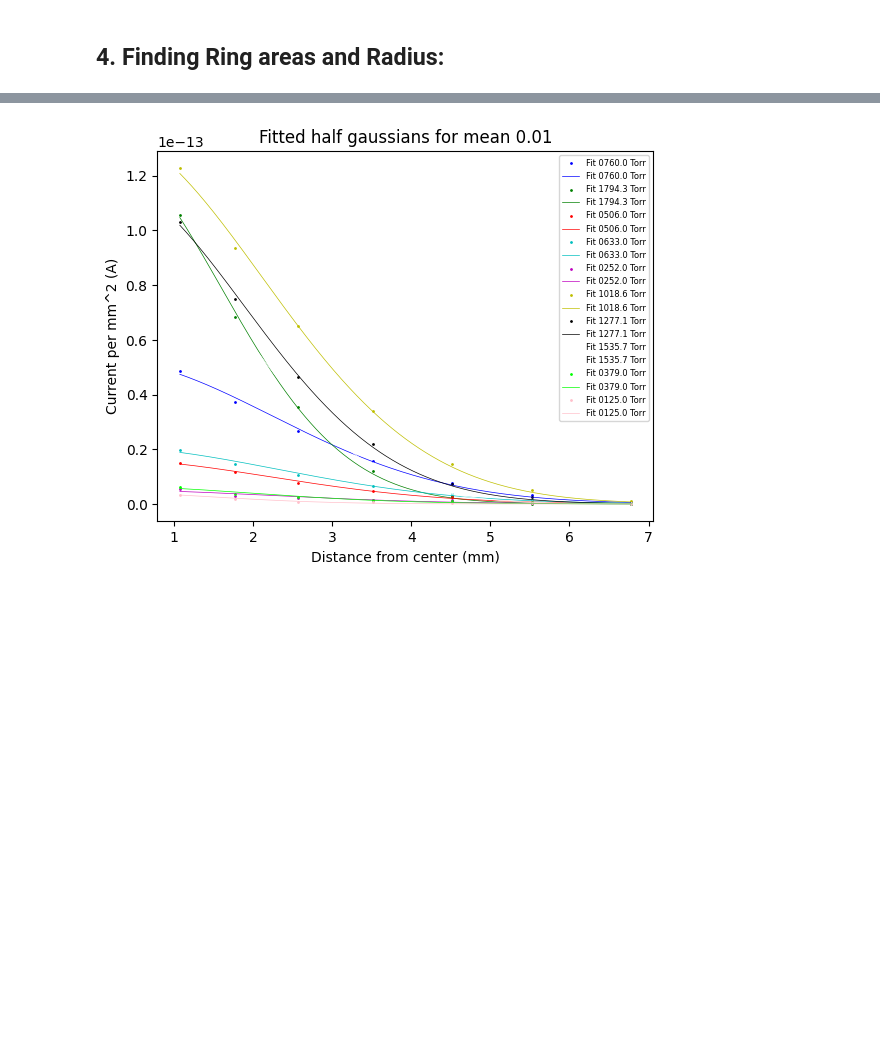
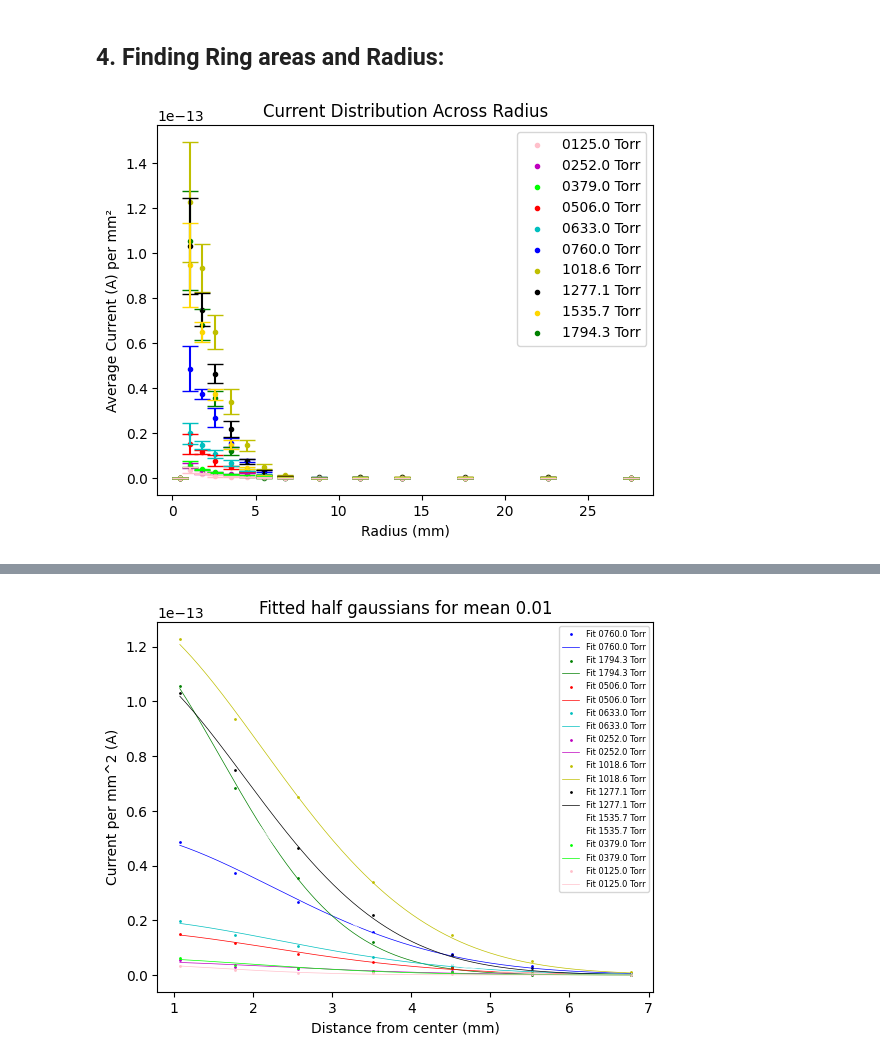
Before and after one commit to OliviaSeidel/SAQ_TestStand, a Jupyter notebook: ProcessVargheseAlfredosSweep/MasterPlotter.ipynb, the cells around one changed output, grey strips where cells are left out. Cells and saved outputs as stored; diff of their text form; code cells hidden in the pictures; blank space fills up the shorter version.

```diff
--- a/ProcessVargheseAlfredosSweep/MasterPlotter.ipynb
+++ b/ProcessVargheseAlfredosSweep/MasterPlotter.ipynb
@@ -541,35 +563,37 @@ for key, value in data_dictionary.items(): #go to each pressure and get the 14ch
     x=ring_avgs
     n += 1
 
 handles, labels = ax.get_legend_handles_labels()
 
 # sort both labels and handles by labels
 labels, handles = zip(*sorted(zip(labels, handles), key=lambda t: t[0]))
 ax.legend(handles, labels)
 
 ax.set_xlabel('Radius (mm)')
 ax.set_title('Current Distribution Across Radius')
 
 if SweepType == 'Pressure':
     fig.savefig(os.path.join(current_dir.split('Process')[0],'Plots/VargheseAlfredoData/')+'PressureSweepIPerUnitAreavsRadius.png')
     with open(os.path.join(current_dir.split('Process')[0],'Plots/VargheseAlfredoData/')+'PressureSweepData.txt', "w") as f:
-        f.write(f"Current List:\n")
+        f.write(f"Average Current Dictionary:\n")
         f.write(f"{AreaNormalizedAvgI_perCh}\n")
         f.write(f"\n")
-        f.write(f"Errors list:\n")
+        f.write(f"Errors Dictonary:\n")
         f.write(f"{AreaNormalizederrPerCh}\n")
         f.write(f"\n")
         f.write(f"Ring Centers:\n")
         f.write(f"{ring_avgs}\n")
 if SweepType == 'Feild':
     fig.savefig(os.path.join(current_dir.split('Process')[0],'Plots/VargheseAlfredoData/')+'EFeildSweepIPerUnitAreavsRadius.png')
     with open(os.path.join(current_dir.split('Process')[0],'Plots/VargheseAlfredoData/')+'EFeildSweepData.txt', "w") as f:
-        f.write(f"Current List:\n")
+        f.write(f"Average Current Dictionary:\n")
         f.write(f"{AreaNormalizedAvgI_perCh}\n")
         f.write(f"\n")
-        f.write(f"Errors list:\n")
+        f.write(f"Errors Dictonary:\n")
         f.write(f"{AreaNormalizederrPerCh}\n")
         f.write(f"\n")
         f.write(f"Ring Centers:\n")
         f.write(f"{ring_avgs}\n")
+# %% [output]
+[figure, added]
 # %% [markdown]
```
Also changed, not shown: parts of 8 cells of this notebook, 38 other files.
